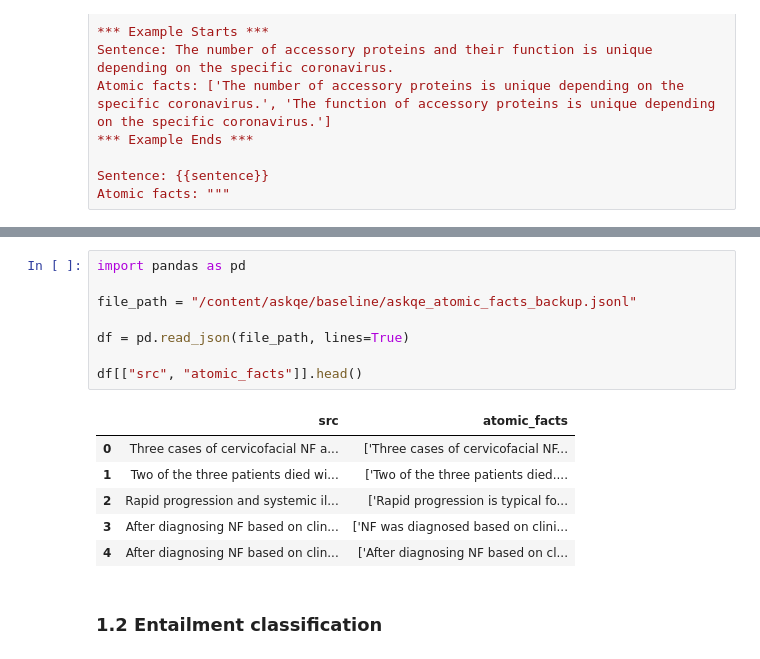
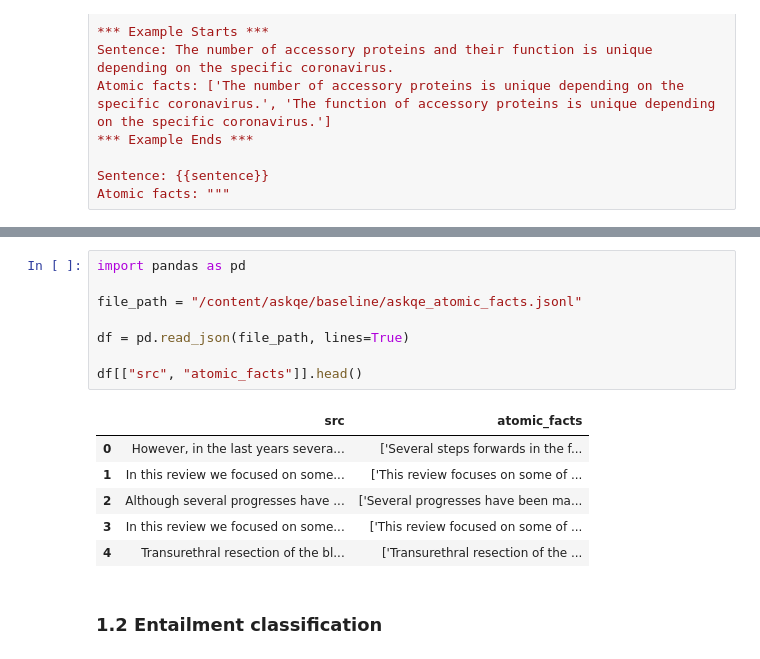
Before and after one commit to annanasnas/askqe, a Jupyter notebook: baseline.ipynb, the cells around one changed output, grey strips where cells are left out. Cells and saved outputs as stored; diff of their text form.

```diff
--- a/baseline.ipynb
+++ b/baseline.ipynb
@@ -123,18 +122,18 @@ KeyboardInterrupt:
 # %%
 import pandas as pd
 
-file_path = "/content/askqe/baseline/askqe_atomic_facts_backup.jsonl"
+file_path = "/content/askqe/baseline/askqe_atomic_facts.jsonl"
 
 df = pd.read_json(file_path, lines=True)
 
 df[["src", "atomic_facts"]].head()
 # %% [output]
 |  | src | atomic_facts |
-| 0 | Three cases of cervicofacial NF a... | ['Three cases of cervicofacial NF... |
-| 1 | Two of the three patients died wi... | ['Two of the three patients died.... |
-| 2 | Rapid progression and systemic il... | ['Rapid progression is typical fo... |
-| 3 | After diagnosing NF based on clin... | ['NF was diagnosed based on clini... |
-| 4 | After diagnosing NF based on clin... | ['After diagnosing NF based on cl... |
+| 0 | However, in the last years severa... | ['Several steps forwards in the f... |
+| 1 | In this review we focused on some... | ['This review focuses on some of ... |
+| 2 | Although several progresses have ... | ['Several progresses have been ma... |
+| 3 | In this review we focused on some... | ['This review focused on some of ... |
+| 4 | Transurethral resection of the bl... | ['Transurethral resection of the ... |
 # %% [markdown]
 ### 1.2 Entailment classification
 # %%
```
Also changed, not shown: parts of 3 cells of this notebook.
